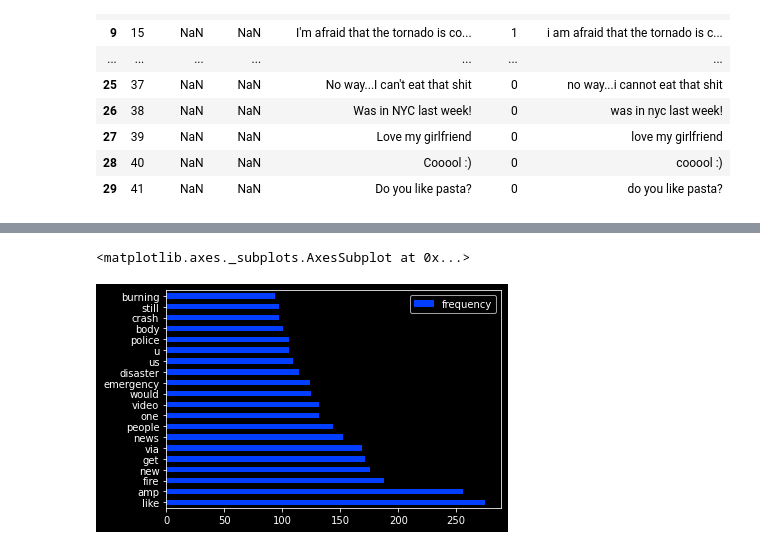
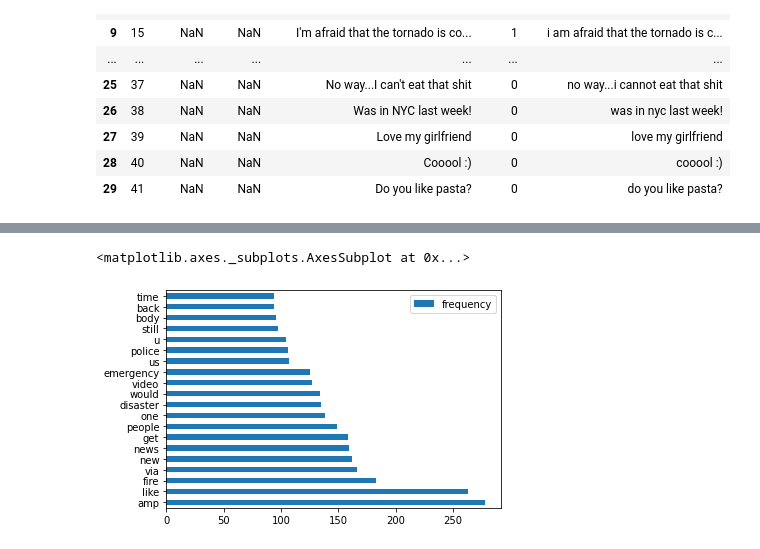
Before and after one commit to LRozeboom/nlp_disaster, a Jupyter notebook: disaster_analysis_tensorflow.ipynb, the cells around one changed output, grey strips where cells are left out. Cells and saved outputs as stored; diff of their text form; code cells hidden in the pictures.

```diff
--- a/disaster_analysis_tensorflow.ipynb
+++ b/disaster_analysis_tensorflow.ipynb
@@ -3,10 +3,11 @@
 #nltk contains list of stopwords to remove
 #also import seaborn for plotting
 
-%matplotlib inline
-import pandas as pd
+
+
 import numpy as np
 import matplotlib.pyplot as plt
+import pandas as pd
 import seaborn as sns
 import tensorflow as tf
 import tensorflow.keras as keras
@@ -17,11 +18,12 @@ import tensorflow_hub as hub
 
 
 
+
 #some useful packages from natural language toolkit
 from nltk.corpus import stopwords
 from nltk.tokenize import RegexpTokenizer
 
-
+from tqdm import tqdm
 
 
 from sklearn.model_selection import train_test_split
@@ -32,8 +34,12 @@ from tensorflow.keras.models import Sequential
 from tensorflow.math import confusion_matrix
 
 #this is a trick to make the plots look better in dark mode
-plt.style.use('dark_background')
-sns.set_palette('bright')
+#plt.style.use('dark_background')
+#sns.set_palette('bright')
+
+
+
+%matplotlib inline
 # %%
 #list of contractions
 #https://gist.github.com/nealrs/96342d8231b75cf4bb82/revisions with some changes
@@ -449,34 +431,30 @@ xtrain[:10]
 # %%
 #defining some variables, making it easier to tune them later
 
-vocab_size = 20000
-embedding_dim = 32
-max_length = 200
+vocab_size = 10000
+embedding_dim = 50   #using glove 50d
+max_length = 100
 trunc_type='post'
 padding_type='post'
 oov_tok = "<OOV>"
 # %%
 #create tokenizer object and fit on text
 tokenizer=Tokenizer(num_words=vocab_size,oov_token=oov_tok)
 
 
 tokenizer.fit_on_texts(xtrain)
 wordcounts=tokenizer.word_counts
-
+word_index = tokenizer.word_index
 
 
 #word count to dataframe for visualization
 df=pd.DataFrame(wordcounts.values(),index=wordcounts.keys(),columns=['frequency'])
 
-for i in stop_words:
-    for j in df.index:
-        if i == j:
-            df.drop(i, inplace=True)
 
-sorteddf=df.sort_values(by=['frequency'],ascending=False)[0:20]
+sorteddf=df.sort_values(by=['frequency'],ascending=False)
 
 
-sorteddf.plot.barh()
+sorteddf[0:20].plot.barh()
 # %% [output]
 <matplotlib.axes._subplots.AxesSubplot at 0x...>
-[figure, old version]
+[figure, new version]
```
Also changed, not shown: parts of 17 cells of this notebook, 4 other files.
